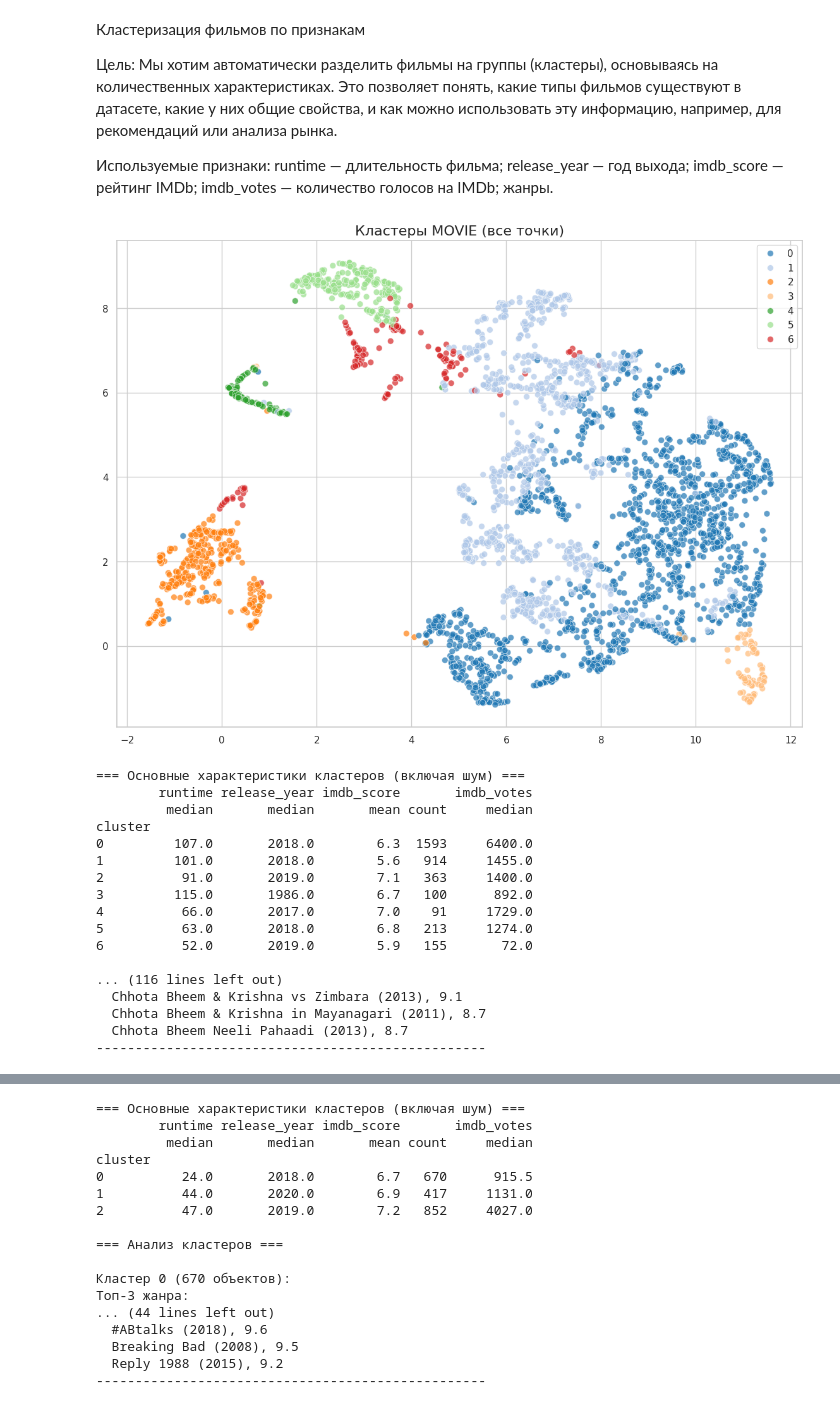
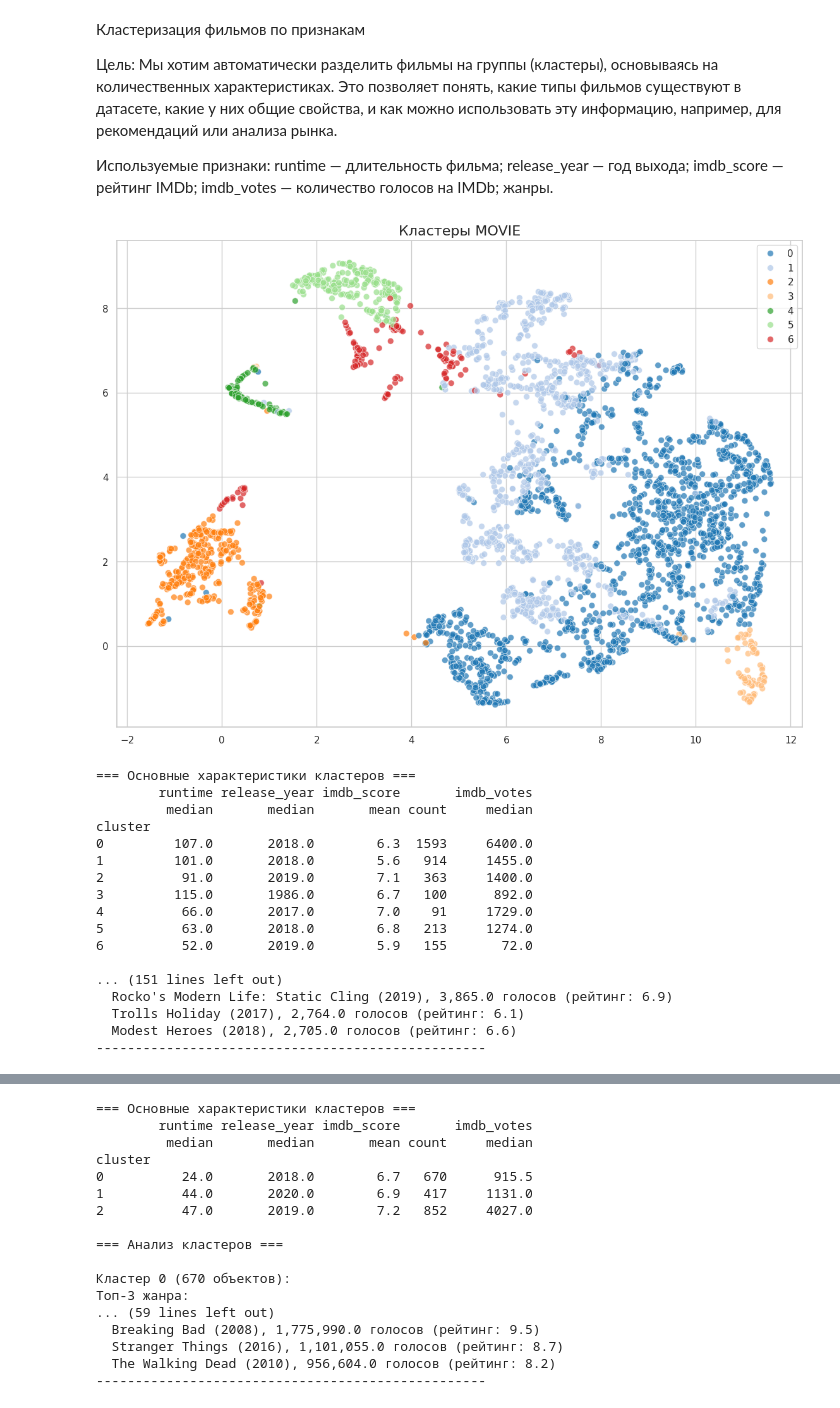
Before and after one commit to ZaichenkoNA/Stat_Prac, a Jupyter notebook: Proekt.ipynb, the cells around one changed output, grey strips where cells are left out. Drawn from its saved outputs; the diff is of its cells as text; code cells hidden in the pictures.

```diff
--- a/Proekt.ipynb
+++ b/Proekt.ipynb
@@ -195,8 +195,6 @@ country_df = pd.DataFrame({
     for country in unique_countries
 })
 titles_df = pd.concat([titles_df, country_df], axis=1)
-
-titles_df = titles_df.dropna(subset=["imdb_score"])
 print("Предобработка завершена!")
 # %% [output]
 Предобработка завершена!
@@ -770,7 +768,7 @@ def postprocess_clusters(df, features, labels):
         alpha=0.7,
         s=50
     )
-    plt.title(f'Кластеры {df["type"].iloc[0]} (все точки)', fontsize=16)
+    plt.title(f'Кластеры {df["type"].iloc[0]}', fontsize=16)
 
     noise_count = sum(labels == -1)
     if noise_count > 0:
@@ -782,7 +780,7 @@ def postprocess_clusters(df, features, labels):
 
     # Анализ статистик
     df['cluster'] = labels
-    print("\n=== Основные характеристики кластеров (включая шум) ===")
+    print("\n=== Основные характеристики кластеров ===")
     stats = df.groupby('cluster').agg({
         'runtime': 'median',
         'release_year': 'median',
@@ -819,24 +817,42 @@ def postprocess_clusters(df, features, labels):
             for _, row in top_items.iterrows():
                 print(f"  {row['title']} ({row['release_year']}), {row['imdb_score']:.1f}")
 
+            #Самые популярные (по голосам)
+            print("\nСамые популярные (по количеству голосов):")
+            top_popular = cluster_data.nlargest(3, 'imdb_votes')
+            for _, row in top_popular.iterrows():
+                print(f"  {row['title']} ({row['release_year']}), {row['imdb_votes']:,} голосов (рейтинг: {row['imdb_score']:.1f})")
+
             print("-" * 50)
 # %%
 def full_clustering_pipeline(df, content_type):
     # Фильтрация по типу
-    subset = df[df['type'] == content_type].copy()
-    if len(subset) < 100:
-        print(f"Недостаточно данных ({len(subset)}). Минимум 100.")
-        return
+    subset_mask = df['type'] == content_type
+    subset_idx = df[subset_mask].index
 
-    features = enhanced_feature_engineering(subset)
+    if len(subset_idx) < 100:
+        print(f"Недостаточно данных ({len(subset_idx)}). Минимум 100.")
+        return df
+
+    # Получаем фичи только для подмножества
+    features = enhanced_feature_engineering(df.loc[subset_idx])
+
+    # Выполняем кластеризацию
     labels = hybrid_clustering(features)
-    postprocess_clusters(subset, features, labels)
 
-full_clustering_pipeline(titles_df, 'MOVIE')
-full_clustering_pipeline(titles_df, 'SHOW')
+    # Добавляем метки в ОСНОВНОЙ DataFrame
+    df.loc[subset_idx, 'cluster'] = labels
+
+    # Постобработка
+    postprocess_clusters(df.loc[subset_idx], features, labels)
+
+    return df  # Возвращаем изменённый DataFrame
+df_copy = titles_df.copy()
+df_copy = full_clustering_pipeline(titles_df, 'MOVIE')
+df_copy = full_clustering_pipeline(titles_df, 'SHOW')
 # %% [output]
-[figure, old version]
+[figure, new version]
-=== Основные характеристики кластеров (включая шум) ===
+=== Основные характеристики кластеров ===
         runtime release_year imdb_score       imdb_votes
          median       median       mean count     median
 cluster
@@ -848,8 +864,8 @@ cluster
 5          63.0       2018.0        6.8   213     1274.0
 6          52.0       2019.0        5.9   155       72.0
 
-... (116 lines left out)
-  Chhota Bheem & Krishna vs Zimbara (2013), 9.1
-  Chhota Bheem & Krishna in Mayanagari (2011), 8.7
-  Chhota Bheem Neeli Pahaadi (2013), 8.7
+... (151 lines left out)
+  Rocko's Modern Life: Static Cling (2019), 3,865.0 голосов (рейтинг: 6.9)
+  Trolls Holiday (2017), 2,764.0 голосов (рейтинг: 6.1)
+  Modest Heroes (2018), 2,705.0 голосов (рейтинг: 6.6)
 --------------------------------------------------
@@ -857,4 +873,4 @@ cluster
-=== Основные характеристики кластеров (включая шум) ===
+=== Основные характеристики кластеров ===
         runtime release_year imdb_score       imdb_votes
          median       median       mean count     median
 cluster
@@ -866,8 +882,8 @@ cluster
 
 Кластер 0 (670 объектов):
 Топ-3 жанра:
-... (44 lines left out)
-  #ABtalks (2018), 9.6
-  Breaking Bad (2008), 9.5
-  Reply 1988 (2015), 9.2
+... (59 lines left out)
+  Breaking Bad (2008), 1,775,990.0 голосов (рейтинг: 9.5)
+  Stranger Things (2016), 1,101,055.0 голосов (рейтинг: 8.7)
+  The Walking Dead (2010), 956,604.0 голосов (рейтинг: 8.2)
 --------------------------------------------------
```
Also changed, not shown: parts of 9 cells of this notebook.
